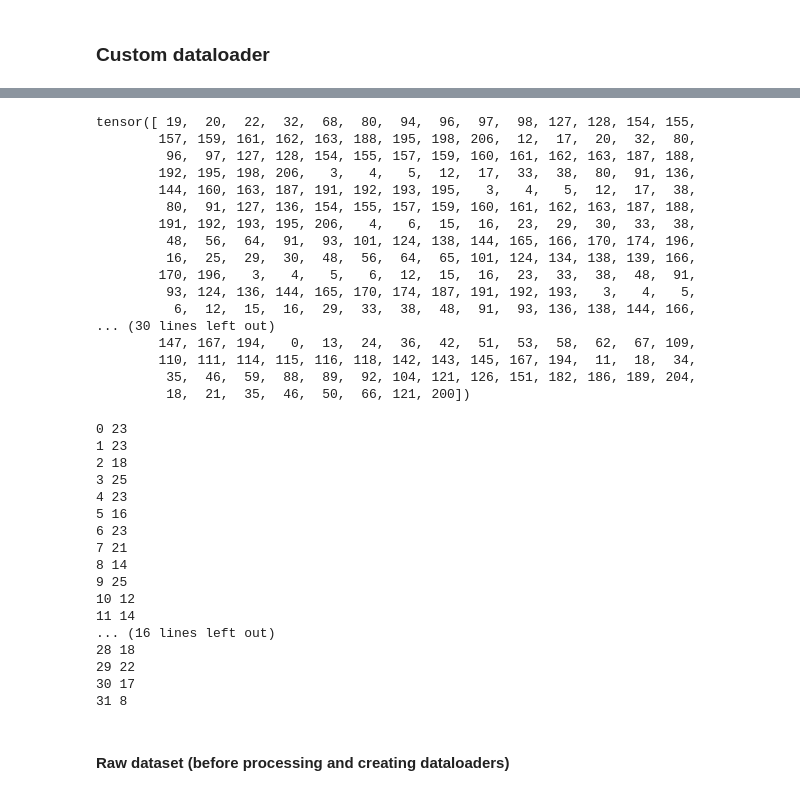
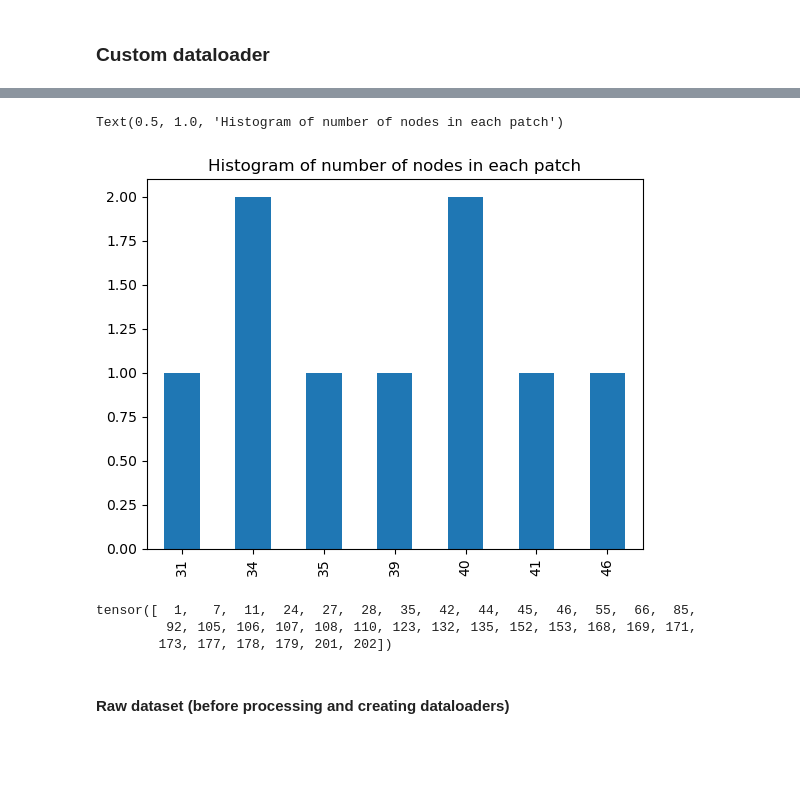
Before and after one commit to Mu-Bilal/Temporal-Graph-MLP-Mixer, a Jupyter notebook: src/TGMM-1/dev/dev1.ipynb, the cells around one changed output, grey strips where cells are left out. Cells and saved outputs as stored; diff of their text form; code cells hidden in the pictures; blank space fills up the shorter version.

```diff
--- a/src/TGMM-1/dev/dev1.ipynb
+++ b/src/TGMM-1/dev/dev1.ipynb
@@ -122,43 +107,0 @@ patch_node_map
-# %%
-a.subgraphs_nodes_mapper
-# %% [output]
-tensor([ 19,  20,  22,  32,  68,  80,  94,  96,  97,  98, 127, 128, 154, 155,
-        157, 159, 161, 162, 163, 188, 195, 198, 206,  12,  17,  20,  32,  80,
-         96,  97, 127, 128, 154, 155, 157, 159, 160, 161, 162, 163, 187, 188,
-        192, 195, 198, 206,   3,   4,   5,  12,  17,  33,  38,  80,  91, 136,
-        144, 160, 163, 187, 191, 192, 193, 195,   3,   4,   5,  12,  17,  38,
-         80,  91, 127, 136, 154, 155, 157, 159, 160, 161, 162, 163, 187, 188,
-        191, 192, 193, 195, 206,   4,   6,  15,  16,  23,  29,  30,  33,  38,
-         48,  56,  64,  91,  93, 101, 124, 138, 144, 165, 166, 170, 174, 196,
-         16,  25,  29,  30,  48,  56,  64,  65, 101, 124, 134, 138, 139, 166,
-        170, 196,   3,   4,   5,   6,  12,  15,  16,  23,  33,  38,  48,  91,
-         93, 124, 136, 144, 165, 170, 174, 187, 191, 192, 193,   3,   4,   5,
-          6,  12,  15,  16,  29,  33,  38,  48,  91,  93, 136, 138, 144, 166,
-... (30 lines left out)
-        147, 167, 194,   0,  13,  24,  36,  42,  51,  53,  58,  62,  67, 109,
-        110, 111, 114, 115, 116, 118, 142, 143, 145, 167, 194,  11,  18,  34,
-         35,  46,  59,  88,  89,  92, 104, 121, 126, 151, 182, 186, 189, 204,
-         18,  21,  35,  46,  50,  66, 121, 200])
-# %%
-import pandas as pd
-
-for i, cnt in enumerate(pd.Series(a.subgraphs_batch).value_counts(sort=False)):
-    print(i, cnt)
-# %% [output]
-0 23
-1 23
-2 18
-3 25
-4 23
-5 16
-6 23
-7 21
-8 14
-9 25
-10 12
-11 14
-... (16 lines left out)
-28 18
-29 22
-30 17
-31 8
@@ -166,0 +108,6 @@ for i, cnt in enumerate(pd.Series(a.subgraphs_batch).value_counts(sort=False)):
+# %%
+pd.Series([len(p) for p in patch_node_map]).value_counts().sort_index().plot(kind='bar')
+plt.title("Histogram of number of nodes in each patch")
+# %% [output]
+Text(0.5, 1.0, 'Histogram of number of nodes in each patch')
+[figure, added]
@@ -167,3 +121,9 @@ for i, cnt in enumerate(pd.Series(a.subgraphs_batch).value_counts(sort=False)):
+# %%
+patch_node_map[0]
+# %% [output]
+tensor([  1,   7,  11,  24,  27,  28,  35,  42,  44,  45,  46,  55,  66,  85,
+         92, 105, 106, 107, 108, 110, 123, 132, 135, 152, 153, 168, 169, 171,
+        173, 177, 178, 179, 201, 202])
 # %% [markdown]
 #### Raw dataset (before processing and creating dataloaders)
 # %%
```
Also changed, not shown: parts of 8 cells of this notebook, 6 other files.
